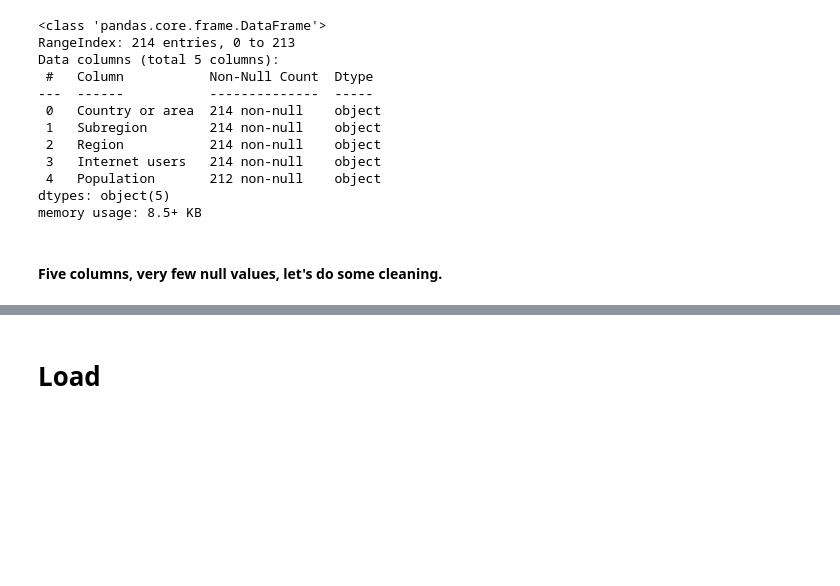
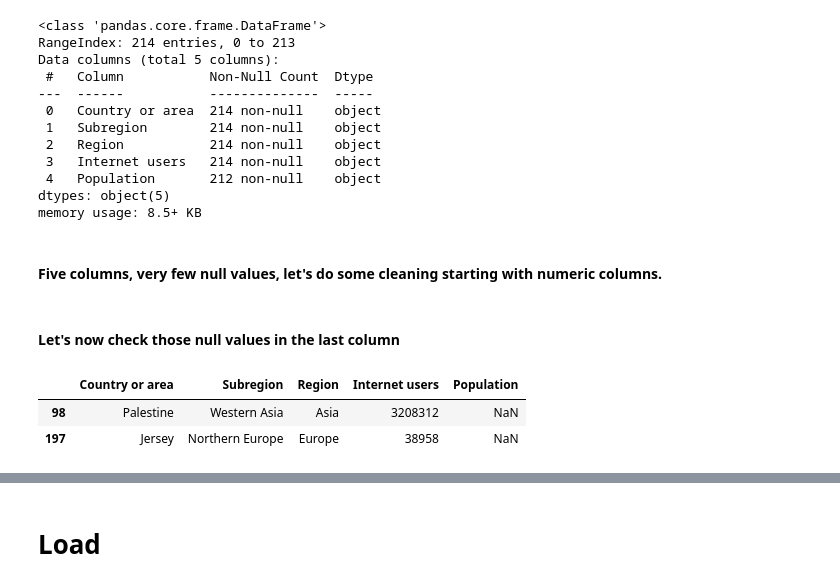
Before and after one commit to ManuelEspitia1/cerebro, a Jupyter notebook: webproject.ipynb, the cells around one changed output, grey strips where cells are left out. Drawn from its saved outputs; the diff is of its cells as text; code cells hidden in the pictures; blank space fills up the shorter version.

```diff
--- a/webproject.ipynb
+++ b/webproject.ipynb
@@ -484,4 +484,4 @@ Data columns (total 5 columns):
 dtypes: object(5)
 memory usage: 8.5+ KB
 # %% [markdown]
-#### Five columns, very few null values, let's do some cleaning.
+#### Five columns, very few null values, let's do some cleaning starting with numeric columns.
@@ -487,0 +492,9 @@ memory usage: 8.5+ KB
+# %% [markdown]
+#### Let's now check those null values in the last column
+# %%
+# Checking null values for the only column that has any.
+users.loc[users['Population'].isnull(),]
+# %% [output]
+|  | Country or area | Subregion | Region | Internet users | Population |
+| 98 | Palestine | Western Asia | Asia | 3208312 | NaN |
+| 197 | Jersey | Northern Europe | Europe | 38958 | NaN |
```
Also changed, not shown: parts of 23 cells of this notebook.
